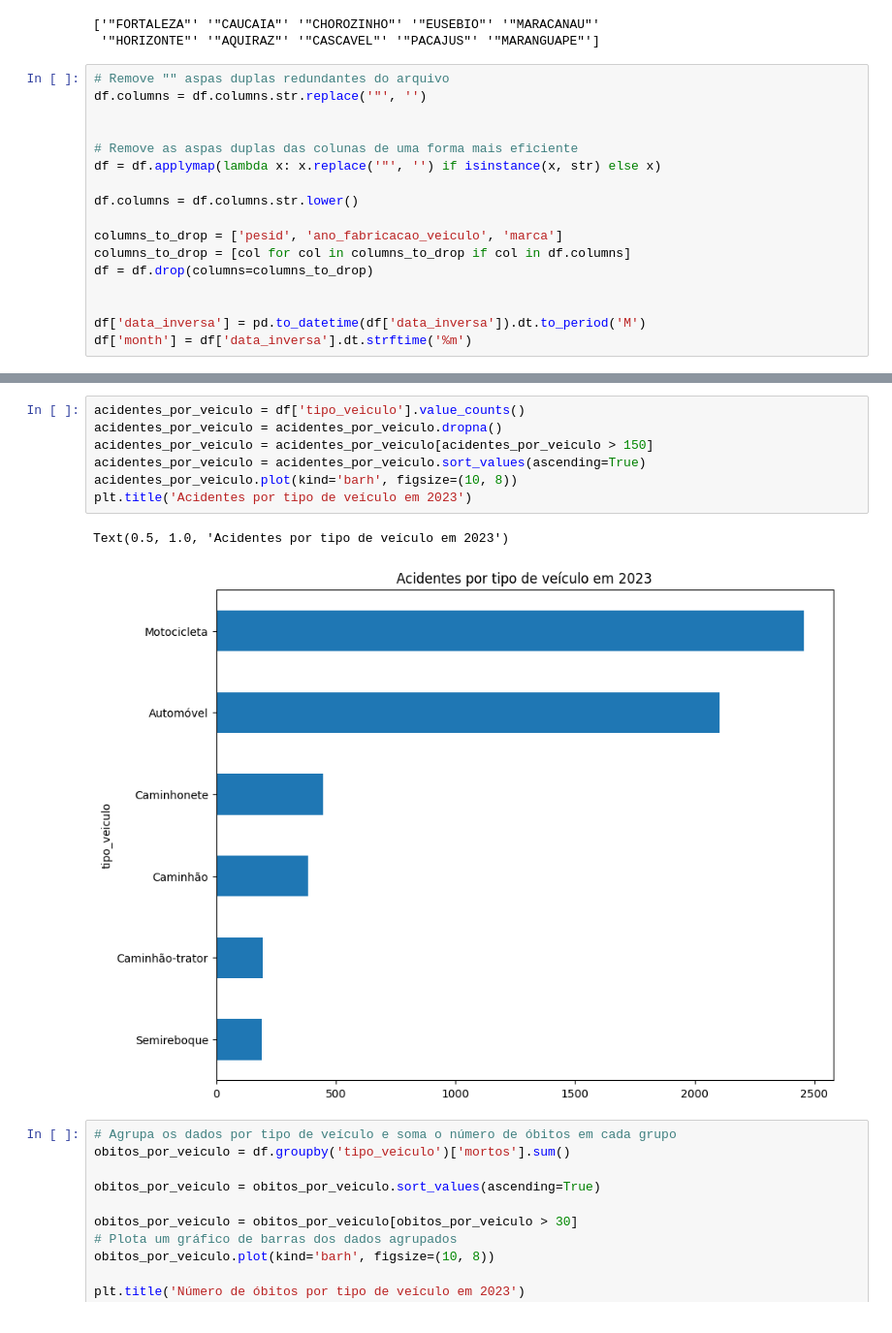
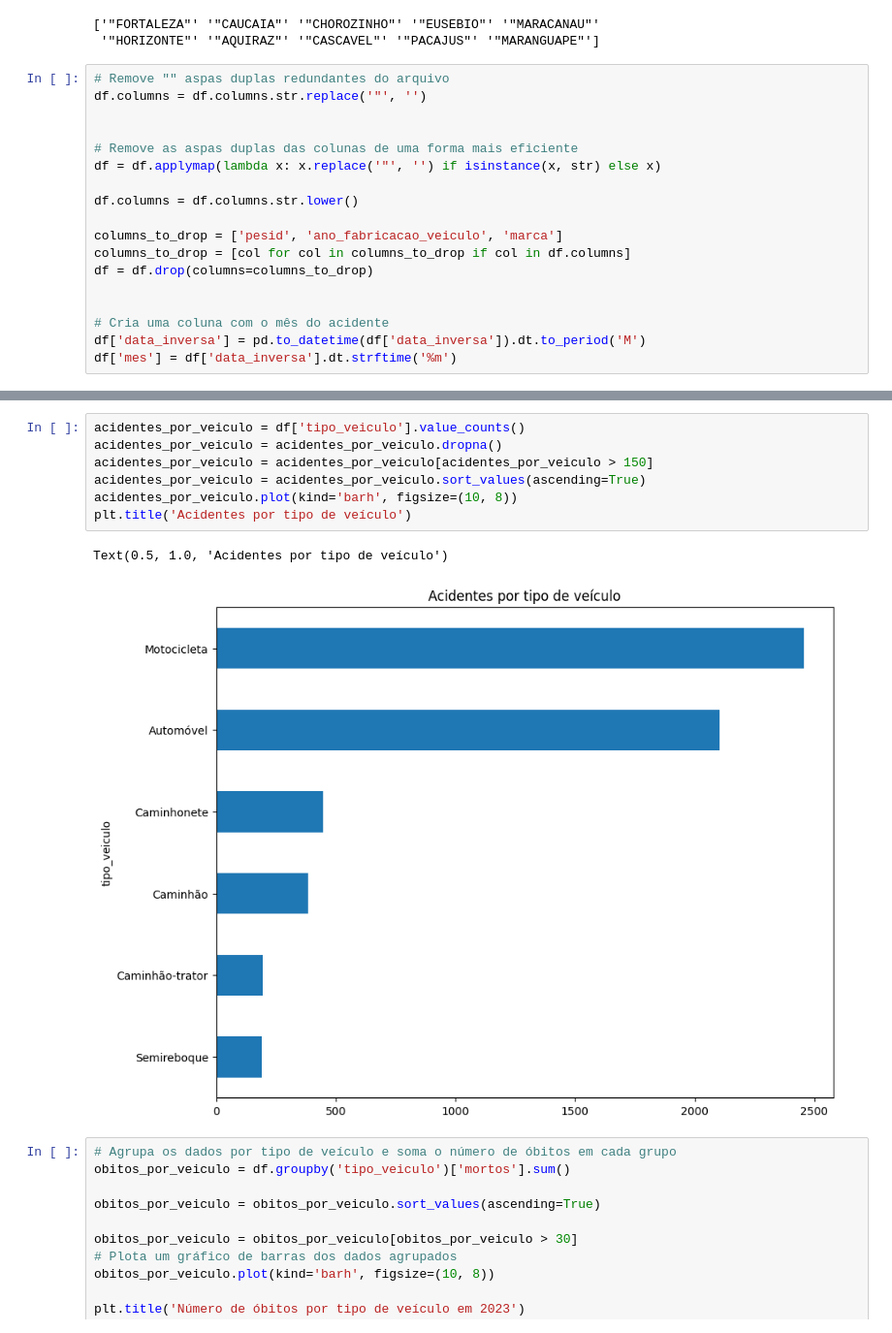
Before and after one commit to yotta0/Projeto-Big-Data, a Jupyter notebook: aed_e_ml.ipynb, the cells around one changed output, grey strips where cells are left out. Shown: that part at 97% size. Cells and saved outputs as stored; diff of their text form.

```diff
--- a/aed_e_ml.ipynb
+++ b/aed_e_ml.ipynb
@@ -74,8 +78,9 @@ columns_to_drop = [col for col in columns_to_drop if col in df.columns]
 df = df.drop(columns=columns_to_drop)
 
 
+# Cria uma coluna com o mês do acidente
 df['data_inversa'] = pd.to_datetime(df['data_inversa']).dt.to_period('M')
-df['month'] = df['data_inversa'].dt.strftime('%m')
+df['mes'] = df['data_inversa'].dt.strftime('%m')
 # %%
 # Entendendo o dataset
 # print(df.shape)
@@ -104,13 +115,13 @@ plt.show()
 # %%
 acidentes_por_veiculo = df['tipo_veiculo'].value_counts()
 acidentes_por_veiculo = acidentes_por_veiculo.dropna()
 acidentes_por_veiculo = acidentes_por_veiculo[acidentes_por_veiculo > 150]
 acidentes_por_veiculo = acidentes_por_veiculo.sort_values(ascending=True)
 acidentes_por_veiculo.plot(kind='barh', figsize=(10, 8))
-plt.title('Acidentes por tipo de veículo em 2023')
+plt.title('Acidentes por tipo de veículo')
 # %% [output]
-Text(0.5, 1.0, 'Acidentes por tipo de veículo em 2023')
+Text(0.5, 1.0, 'Acidentes por tipo de veículo')
-[figure, old version]
+[figure, new version]
 # %%
 # Agrupa os dados por tipo de veículo e soma o número de óbitos em cada grupo
 obitos_por_veiculo = df.groupby('tipo_veiculo')['mortos'].sum()
```
Also changed, not shown: parts of 11 cells of this notebook.
